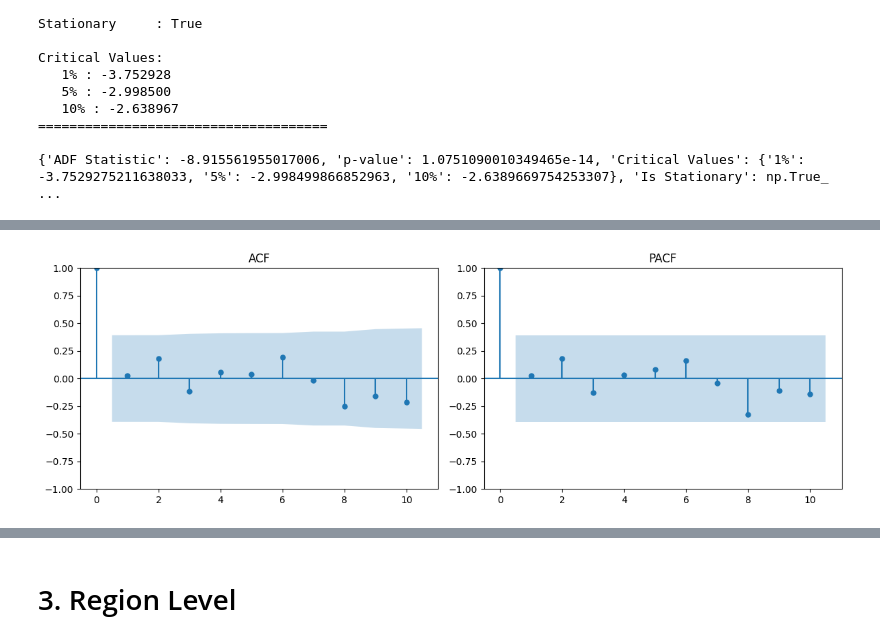
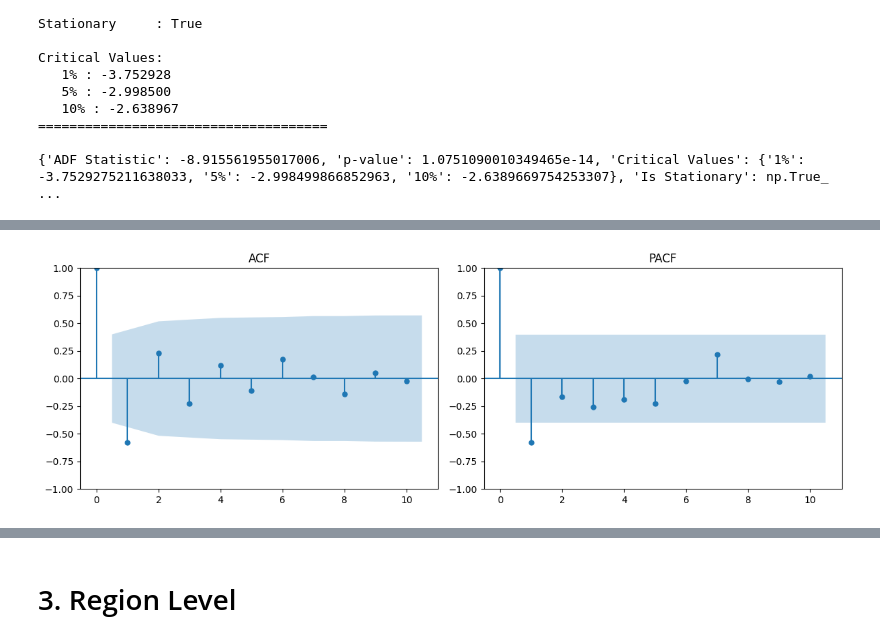
Before and after one commit to NgocMypzg/Mortality_Rate_Forecasting, a Jupyter notebook: notebook/arima.ipynb, the cells around one changed output, grey strips where cells are left out. Cells and saved outputs as stored; diff of their text form; code cells hidden in the pictures.

```diff
--- a/notebook/arima.ipynb
+++ b/notebook/arima.ipynb
@@ -57,8 +61,7 @@ Critical Values:
 # %%
-global_model.plot_acf_pacf(10)
-# Biểu đồ ACF và PACF cho thấy các lag điều nằm trong vùng tin cậy, có thể bộ số hợp lý p = 0, q = 0
+global_model.plot_acf_pacf(10, 1)
 # %% [output]
-[figure, old version]
+[figure, new version]
 # %%
 results = global_model.grid_search_expanding(
     p_list=[0,1],
```
Also changed, not shown: parts of 33 cells of this notebook, 53 other files.
